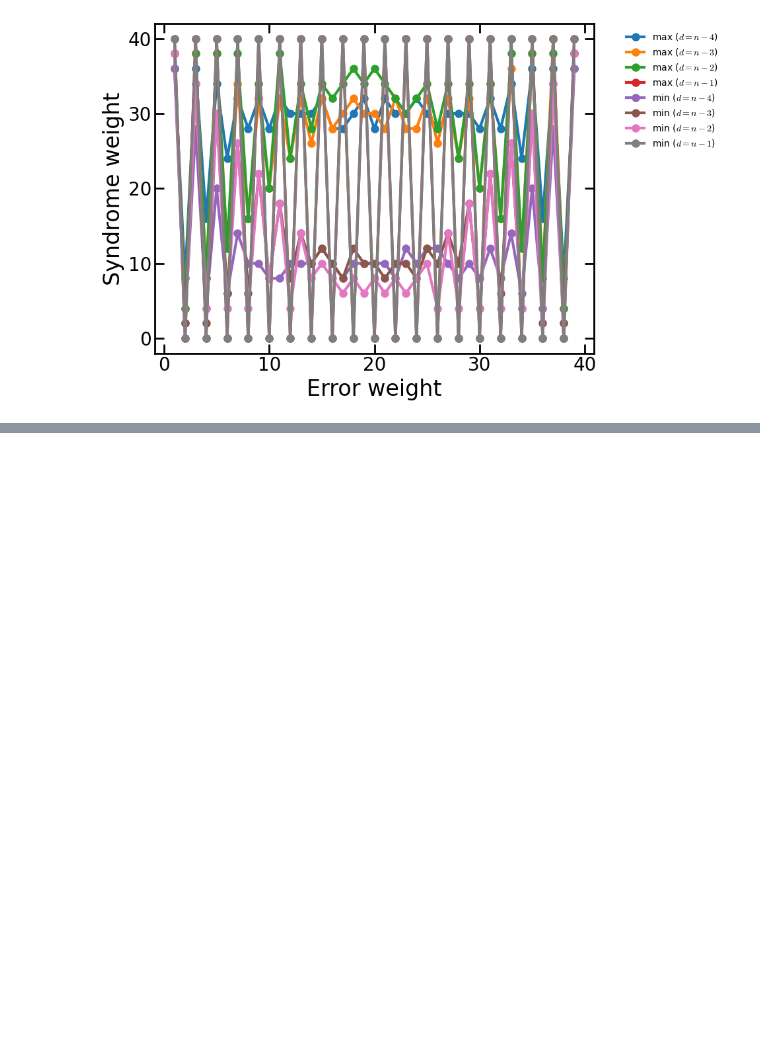
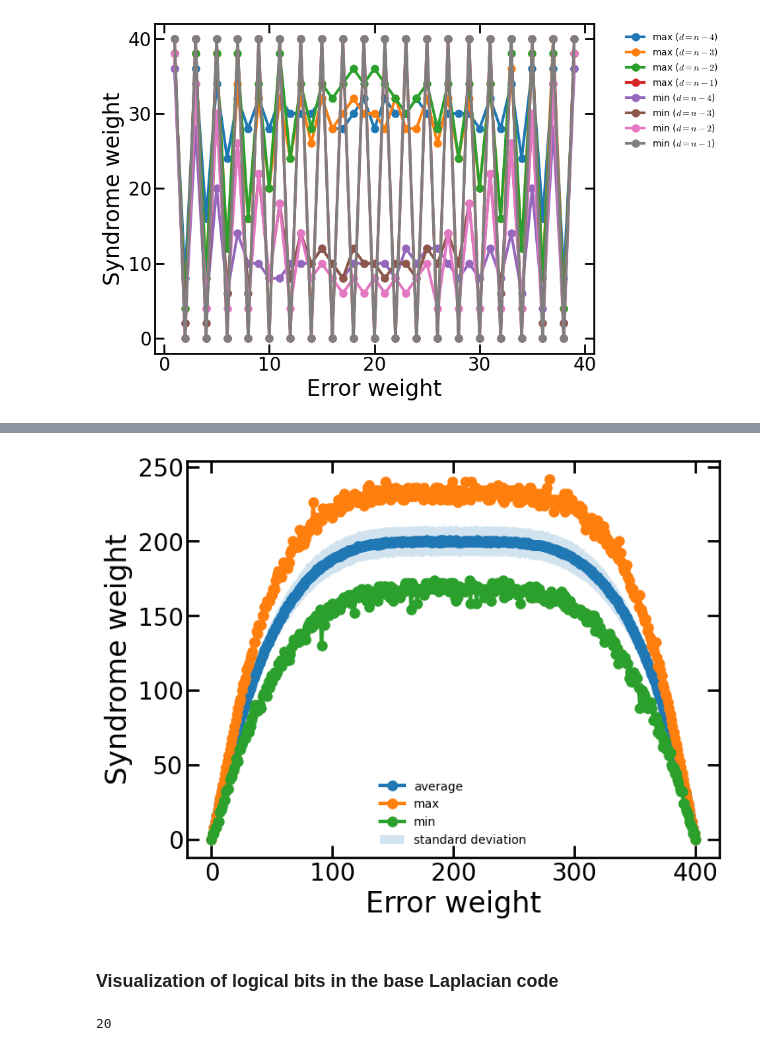
Before and after one commit to Rosetta-Tan/aperiodic-codes, a Jupyter notebook: run/local_ldpc_analysis.ipynb, the cells around one changed output, grey strips where cells are left out. Saved outputs shown, nothing was run; the diff lists cells and outputs as text; code cells hidden in the pictures; blank space fills up the shorter version.

```diff
--- a/run/local_ldpc_analysis.ipynb
+++ b/run/local_ldpc_analysis.ipynb
@@ -553,0 +588,48 @@ plt.show()
+# %%
+L = 20
+
+readdir = '/Users/yitan/Google Drive/My Drive/from_cannon/qmemory_simulation/data/laplacian_code'
+readname = f'hclassical_shs_squarelattice_L={L}.txt'
+h = read_pc(os.path.join(readdir, readname))
+
+rng = np.random.default_rng(0)
+nsamples = 1000
+error_weights = np.arange(0, L**2+1, 1)
+synd_weights_list = []
+for error_weight in error_weights:
+    error_vecs = np.zeros((nsamples, L**2), dtype=int)
+    for i in range(nsamples):
+        posones = rng.choice(range(L**2), size=error_weight, replace=False)
+        error_vecs[i, posones] = 1
+    synd_vecs = np.mod(error_vecs@(h.T), 2)
+    synd_weights = np.sum(synd_vecs, axis=1)
+    synd_weights_list.append(synd_weights)
+synd_weights_avg = np.mean(synd_weights_list, axis=1)
+synd_weights_std = np.std(synd_weights_list, axis=1)
+synd_weights_max = np.max(synd_weights_list, axis=1)
+synd_weights_min = np.min(synd_weights_list, axis=1)
+# %%
+fig, ax = plt.subplots()
+ax.plot(error_weights, synd_weights_avg, 'o-', label='average')
+ax.plot(error_weights, synd_weights_max, 'o-', label='max')
+ax.plot(error_weights, synd_weights_min, 'o-', label='min')
+ax.fill_between(error_weights, synd_weights_avg-synd_weights_std, synd_weights_avg+synd_weights_std, alpha=0.2, label='standard deviation')
+ax.set_xlabel('Error weight')
+ax.set_ylabel('Syndrome weight')
+ax.legend()
+fig.set_size_inches(8, 6)
+fig.savefig(f'../figures/synd_weight_vs_error_weight_shs_squarelattice_n={L}.pdf')
+plt.show()
+# %% [output]
+[figure, added]
+# %% [markdown]
+### Visualization of logical bits in the base Laplacian code
+# %%
+L = 10
+readdir = '/Users/yitan/Google Drive/My Drive/from_cannon/qmemory_simulation/data/laplacian_code'
+readname = f'hclassical_shs_squarelattice_L={L}.txt'
+h = read_pc(os.path.join(readdir, readname))
+
+logical_basis = nullspace(h)
+# %% [output]
+20
```
Also changed, not shown: parts of 17 cells of this notebook, 4 other files.
